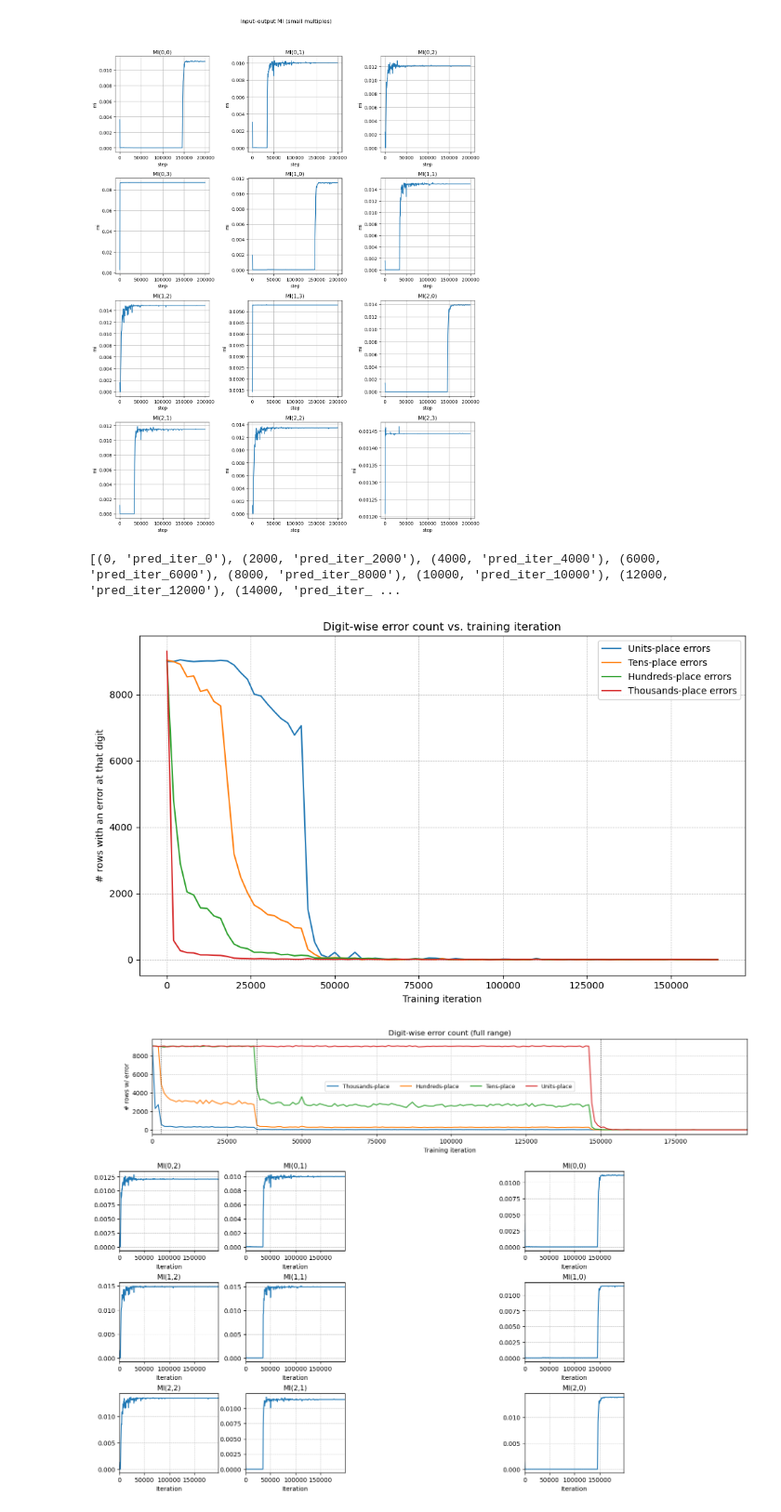
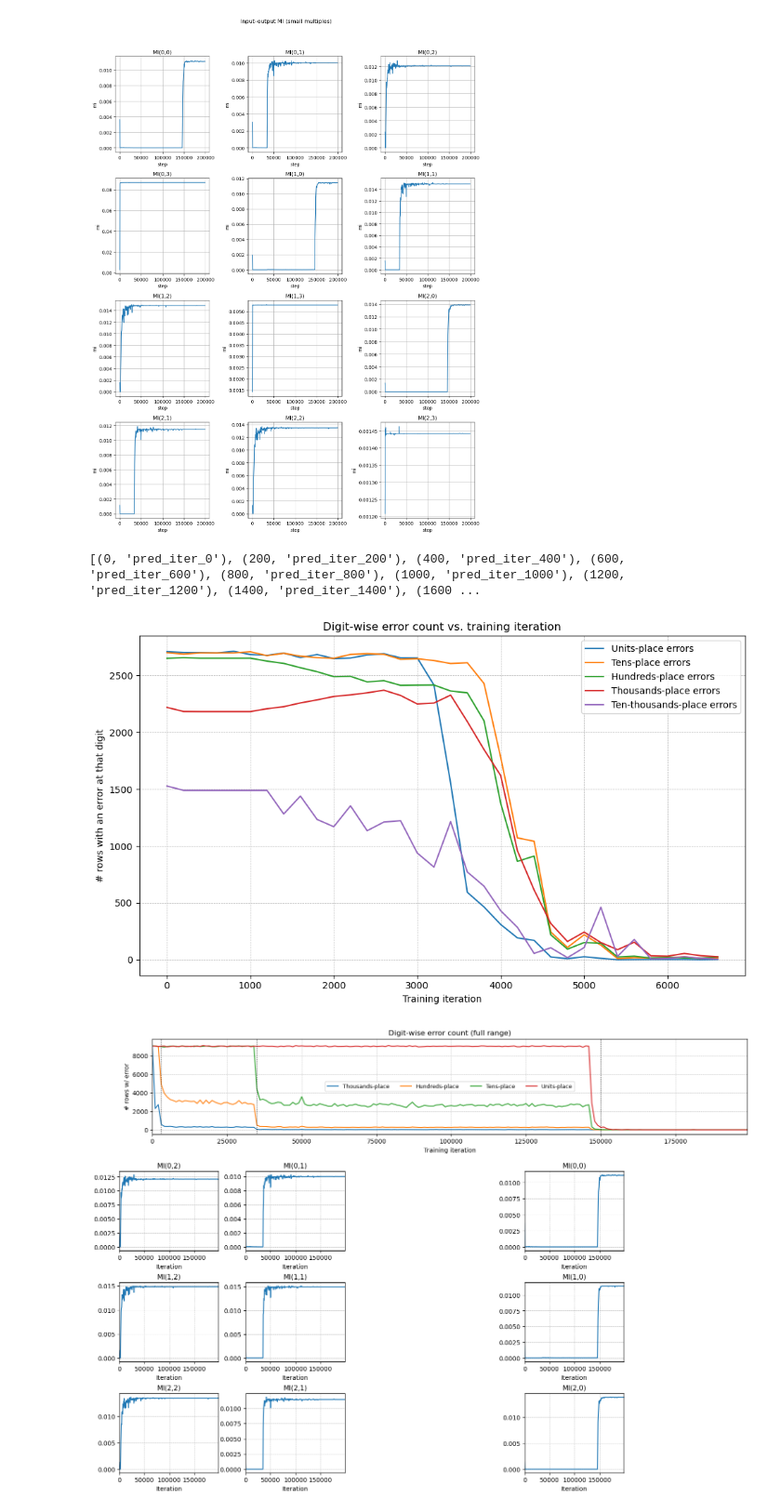
Before and after one commit to Yiqiao-Zhong/Arithmetic_Transformer, a Jupyter notebook: result_analysis.ipynb, the cells around one changed output. Shown at 93% size. Drawn from its saved outputs; the diff is of its cells as text; code cells hidden in the pictures.

```diff
--- a/result_analysis.ipynb
+++ b/result_analysis.ipynb
@@ -712,7 +712,7 @@ import re
 import matplotlib.pyplot as plt
 
 # ─────────────────────── CONSTANTS ───────────────────────
-CSV_PATH   = Path('/Users/perfectpeter/Library/CloudStorage/GoogleDrive-llmfunexperiment@gmail.com/My Drive/addition/4_operands_0_to_999_output_wo_leading_digit/reverse_out_with_mi/4_operands_0_to_999_output_wo_leading_digit_mi_reverse_7/test_reverse_results.csv')   # <-- your single big file
+CSV_PATH   = Path('/Users/perfectpeter/Library/CloudStorage/GoogleDrive-llmfunexperiment@gmail.com/My Drive/addition/results/4_operands_0_to_999_first_phase_change/reverse_out/4_operands_0_to_999_first_phase_change_4/test_reverse_results.csv')   # <-- your single big file
 STEP_SIZE  = 5
 OFFSET     = 0                       # ← new: first iteration to plot
 MAX_STEPS  = 800000
@@ -820,7 +820,7 @@ for step, col in pred_cols:
     units.append(stats["units"])
     tens.append(stats["tens"])
     hundreds.append(stats["hundreds"])
-    # thousands.append(stats["thousands"])
+    thousands.append(stats["thousands"])
     # ten_thousands.append(stats["ten-thousands"])
     # hundred_thousands.append(stats.get("hundred-thousands", 0))  # optional, may not be present
     # millions.append(stats.get("millions", 0))  # optional, may not be present
@@ -831,7 +831,7 @@ plt.figure(figsize=(10, 6))
 plt.plot(iterations, units,     label="Units-place errors")
 plt.plot(iterations, tens,      label="Tens-place errors")
 plt.plot(iterations, hundreds,  label="Hundreds-place errors")
-# plt.plot(iterations, thousands, label="Thousands-place errors")
+plt.plot(iterations, thousands, label="Thousands-place errors")
 # plt.plot(iterations, ten_thousands, label="Ten-thousands-place errors")
 # plt.plot(iterations, hundred_thousands, label="Hundred-thousands-place errors")
 # plt.plot(iterations, millions,  label="Millions-place errors")
@@ -954,7 +1543,7 @@ import re
 import matplotlib.pyplot as plt
 
 # ─────────────────────── CONSTANTS ───────────────────────
-CSV_PATH   = Path('/Users/perfectpeter/Library/CloudStorage/GoogleDrive-xzhao468@wisc.edu/My Drive/addition/4_operands_0_to_999_addition_not_reversed/out/4_operands_0_to_999_addition_not_reversed_300K_iter/4_operands_0_to_999_10K_test_results.csv')   # <-- your single big file
+CSV_PATH   = Path('/Users/perfectpeter/Library/CloudStorage/GoogleDrive-llmfunexperiment@gmail.com/My Drive/arithmetic_Abacus/cramming-data/add_bucket_20_20_reverse_all_pad_00_depthrec_16_1_TBPTT_1024_batch_size_512_mask_before_equals_true_start_emb_abacus_attn_emb_nope_run_1/test_results.csv')   # <-- your single big file
 STEP_SIZE  = 5
 OFFSET     = 0                       # ← new: first iteration to plot
 MAX_STEPS  = 400000
@@ -1057,37 +1646,37 @@ print(pred_cols)
 iterations, units, tens, hundreds, thousands, ten_thousands, hundred_thousands, millions = [], [], [], [], [], [], [], []
 
 for step, col in pred_cols:
     stats = digit_error_tally(df[ACTUAL_COL], df[col])
     iterations.append(step)
     units.append(stats["units"])
     tens.append(stats["tens"])
     hundreds.append(stats["hundreds"])
     thousands.append(stats["thousands"])
-    # ten_thousands.append(stats["ten-thousands"])
+    ten_thousands.append(stats["ten-thousands"])
     # hundred_thousands.append(stats.get("hundred-thousands", 0))  # optional, may not be present
     # millions.append(stats.get("millions", 0))  # optional, may not be present
 
 
 # ──────────────────── PLOT ────────────────────
 plt.figure(figsize=(10, 6))
 plt.plot(iterations, units,     label="Units-place errors")
 plt.plot(iterations, tens,      label="Tens-place errors")
 plt.plot(iterations, hundreds,  label="Hundreds-place errors")
 plt.plot(iterations, thousands, label="Thousands-place errors")
-# plt.plot(iterations, ten_thousands, label="Ten-thousands-place errors")
+plt.plot(iterations, ten_thousands, label="Ten-thousands-place errors")
 # plt.plot(iterations, hundred_thousands, label="Hundred-thousands-place errors")
 # plt.plot(iterations, millions,  label="Millions-place errors")
 
 plt.title("Digit-wise error count vs. training iteration")
 plt.xlabel("Training iteration")
 plt.ylabel("# rows with an error at that digit")
 plt.grid(True, linestyle="--", linewidth=0.5)
 plt.legend()
 plt.tight_layout()
 plt.show()
 # %% [output]
-[(0, 'pred_iter_0'), (2000, 'pred_iter_2000'), (4000, 'pred_iter_4000'), (6000, 'pred_iter_6000'), (8000, 'pred_iter_8000'), (10000, 'pred_iter_10000'), (12000, 'pred_iter_12000'), (14000, 'pred_iter_ ...
+[(0, 'pred_iter_0'), (200, 'pred_iter_200'), (400, 'pred_iter_400'), (600, 'pred_iter_600'), (800, 'pred_iter_800'), (1000, 'pred_iter_1000'), (1200, 'pred_iter_1200'), (1400, 'pred_iter_1400'), (1600 ...
-[figure, old version]
+[figure, new version]
 # %%
 import pandas as pd
 import matplotlib.pyplot as plt
```
Also changed, not shown: parts of 8 cells of this notebook, 11 other files.
